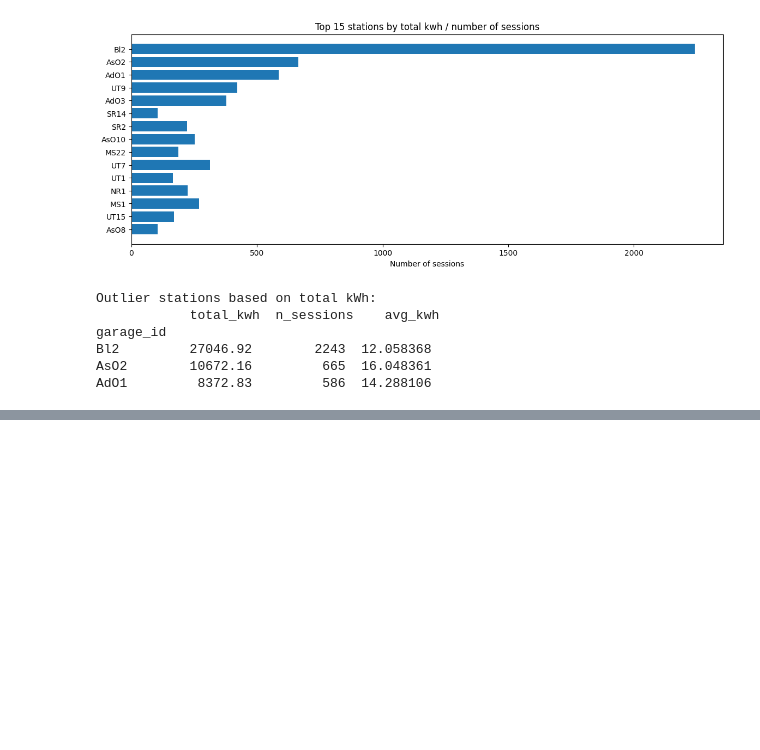
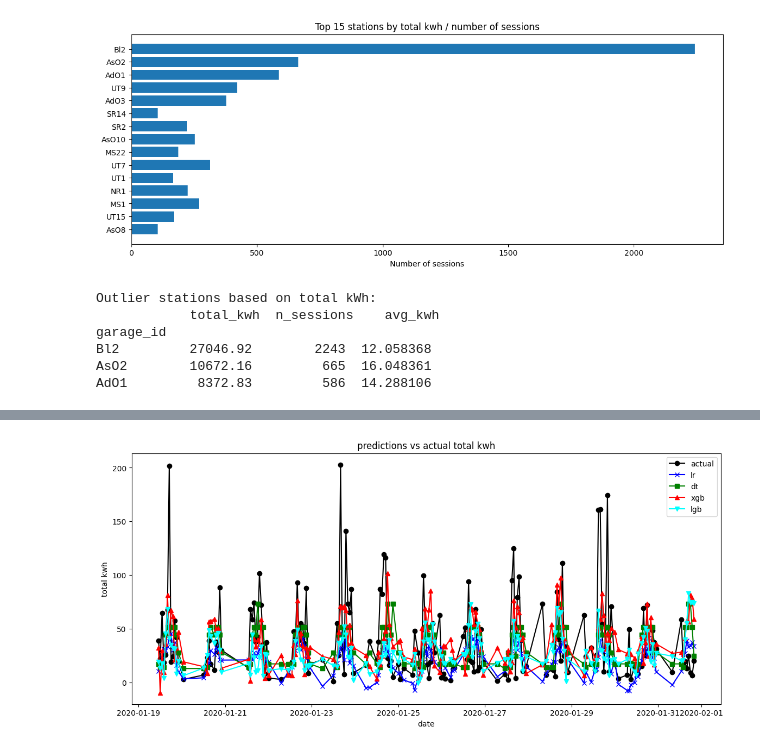
Before and after one commit to zahr888/mlops-ev-charging-predictor, a Jupyter notebook: notebooks/02_feature_eng.ipynb, the cells around one changed output, grey strips where cells are left out. Cells and saved outputs as stored; diff of their text form; code cells hidden in the pictures; blank space fills up the shorter version.

```diff
--- a/notebooks/02_feature_eng.ipynb
+++ b/notebooks/02_feature_eng.ipynb
@@ -263,0 +270,3 @@ hourly_total.head()
+# %%
+ht = hourly_total.dropna().copy()
+ht.shape
@@ -263,0 +300,29 @@ hourly_total.head()
+# %%
+lr = Pipeline([('scaler', StandardScaler()), ('lr', LinearRegression())])
+dt = DecisionTreeRegressor(random_state=42,max_depth=5)
+xgb = XGBRegressor(n_estimators=100, verbosity=0, random_state=42, max_depth=5)
+lgb = LGBMRegressor(n_estimators=2000, learning_rate=0.05, random_state=42)
+
+lr.fit(x_train,y_train)
+dt.fit(x_train,y_train)
+xgb.fit(x_train,y_train)
+lgb.fit(x_train, y_train, eval_set=[(x_test, y_test)])
+
+preds_lr = lr.predict(x_test)
+preds_dt = dt.predict(x_test)
+preds_xgb = xgb.predict(x_test)
+preds_lgb = lgb.predict(x_test)
+
+mae_lr = mean_absolute_error(y_test, preds_lr)
+mse_lr = mean_squared_error(y_test, preds_lr)
+mae_dt = mean_absolute_error(y_test, preds_dt)
+mse_dt = mean_squared_error(y_test, preds_dt)
+mae_xgb = mean_absolute_error(y_test, preds_xgb)
+mse_xgb= mean_squared_error(y_test, preds_xgb)
+mae_lgb = mean_absolute_error(y_test, preds_lgb)
+mse_lgb= mean_squared_error(y_test, preds_lgb)
+
+print(f' LR : {mae_lr} | {mse_lr}')
+print(f' dt: {mae_dt} | {mse_dt}')
+print(f' xgb : {mae_xgb} | {mse_xgb}')
+print(f' lgb : {mae_lgb} | {mse_lgb}')
@@ -263,0 +339,14 @@ hourly_total.head()
+# %%
+plt.figure(figsize=(14,6))
+plt.plot(y_test[-24*7:], label="actual", marker= "o", color = "black")
+plt.plot(pd.Series(preds_lr, index = y_test.index)[-24*7:], label="lr", marker= "x", color = "blue")
+plt.plot(pd.Series(preds_dt, index = y_test.index)[-24*7:], label="dt", marker= "s", color = "green")
+plt.plot(pd.Series(preds_xgb, index = y_test.index)[-24*7:], label="xgb", marker= "^", color = "red")
+plt.plot(pd.Series(preds_lgb, index = y_test.index)[-24*7:], label="lgb", marker= "v", color = "cyan")
+plt.xlabel("date")
+plt.ylabel("total kwh")
+plt.title("predictions vs actual total kwh")
+plt.legend()
+plt.show()
+# %% [output]
+[figure, added]
```
Also changed, not shown: parts of 25 cells of this notebook, 6 other files.
